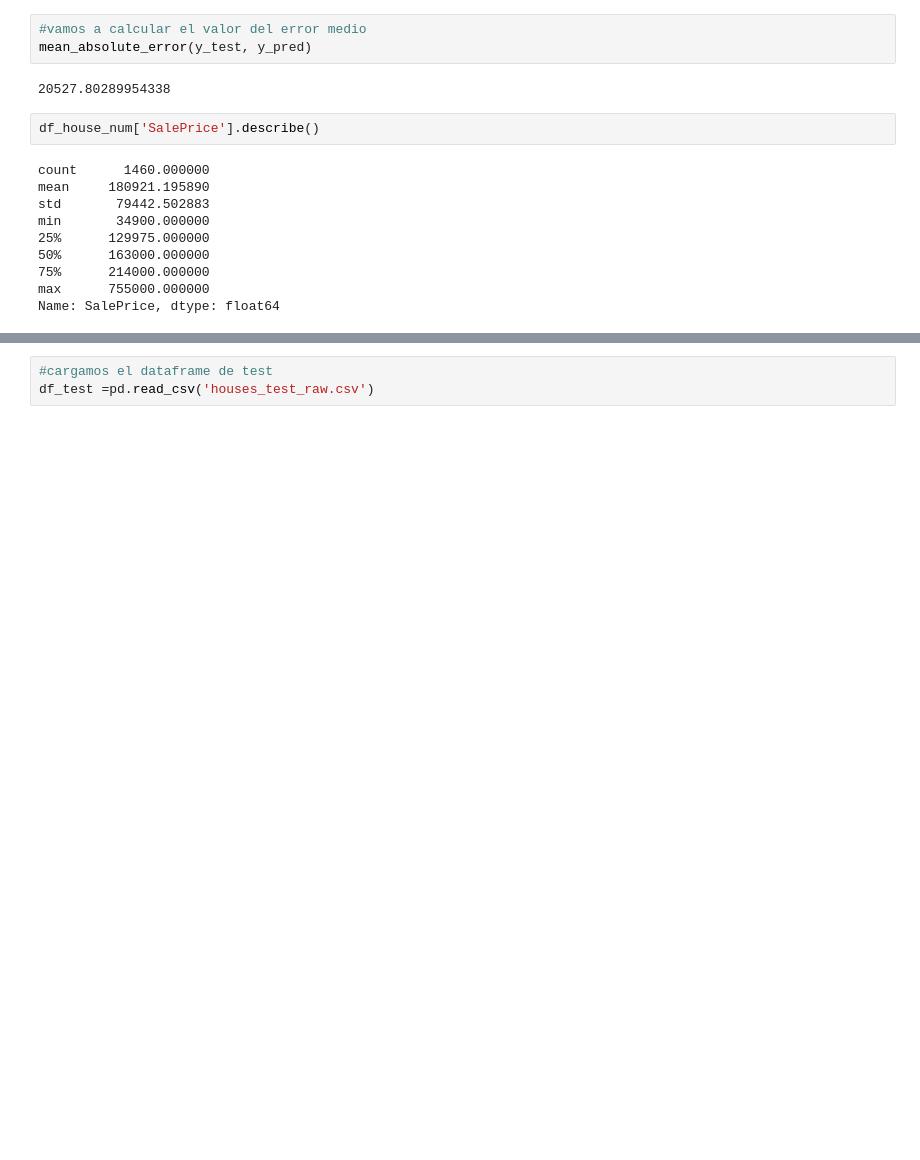
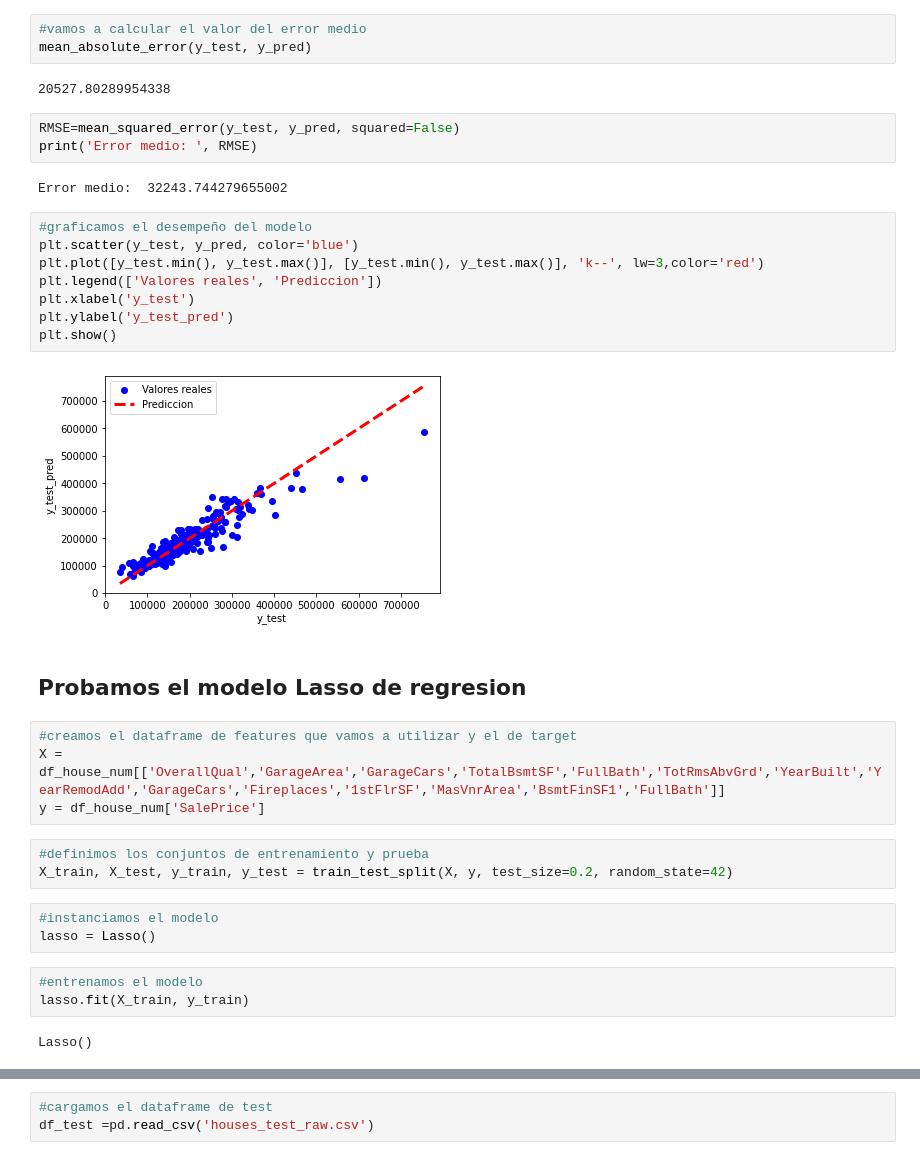
Before and after one commit to nelfaro/Hackathon, a Jupyter notebook: Housing Dreams/Hackaton.ipynb, the cells around one changed output, grey strips where cells are left out. Saved outputs shown, nothing was run; the diff lists cells and outputs as text; blank space fills up the shorter version.

```diff
--- a/Housing Dreams/Hackaton.ipynb
+++ b/Housing Dreams/Hackaton.ipynb
@@ -175,15 +182,35 @@ Error cuadratico medio logaritmico:  0.16811769535265947
 mean_absolute_error(y_test, y_pred)
 # %% [output]
 20527.80289954338
-# %%
-df_house_num['SalePrice'].describe()
-# %% [output]
-count      1460.000000
-mean     180921.195890
-std       79442.502883
-min       34900.000000
-25%      129975.000000
-50%      163000.000000
-75%      214000.000000
-max      755000.000000
-Name: SalePrice, dtype: float64
+# %%
+RMSE=mean_squared_error(y_test, y_pred, squared=False)
+print('Error medio: ', RMSE)
+# %% [output]
+Error medio:  32243.744279655002
+# %%
+#graficamos el desempeño del modelo
+plt.scatter(y_test, y_pred, color='blue')
+plt.plot([y_test.min(), y_test.max()], [y_test.min(), y_test.max()], 'k--', lw=3,color='red')
+plt.legend(['Valores reales', 'Prediccion'])
+plt.xlabel('y_test')
+plt.ylabel('y_test_pred')
+plt.show()
+# %% [output]
+[figure, added]
+# %% [markdown]
+## Probamos el modelo Lasso de regresion
+# %%
+#creamos el dataframe de features que vamos a utilizar y el de target
+X = df_house_num[['OverallQual','GarageArea','GarageCars','TotalBsmtSF','FullBath','TotRmsAbvGrd','YearBuilt','YearRemodAdd','GarageCars','Fireplaces','1stFlrSF','MasVnrArea','BsmtFinSF1','FullBath']]
+y = df_house_num['SalePrice']
+# %%
+#definimos los conjuntos de entrenamiento y prueba
+X_train, X_test, y_train, y_test = train_test_split(X, y, test_size=0.2, random_state=42)
+# %%
+#instanciamos el modelo
+lasso = Lasso()
+# %%
+#entrenamos el modelo
+lasso.fit(X_train, y_train)
+# %% [output]
+Lasso()
```
Also changed, not shown: parts of 28 cells of this notebook.
